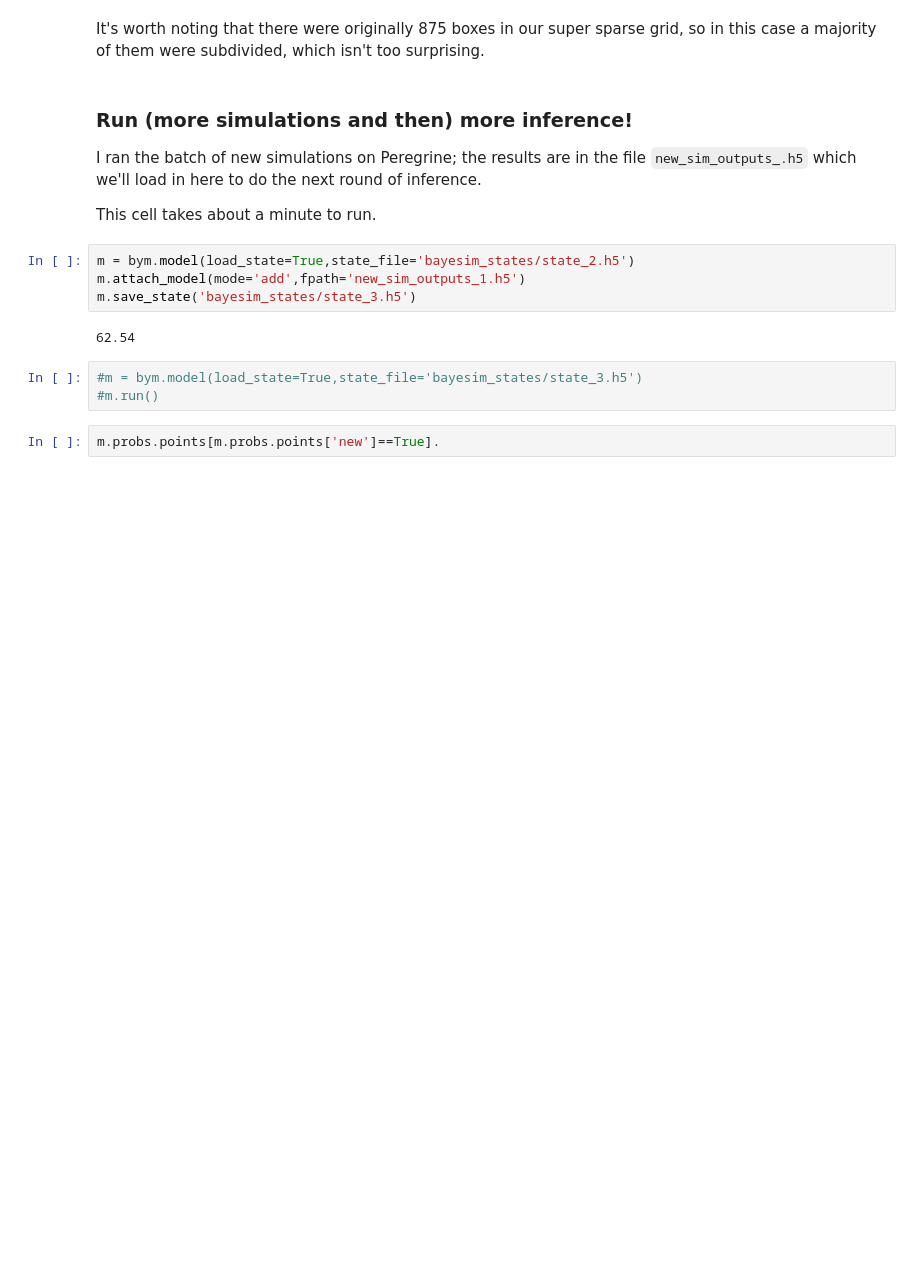
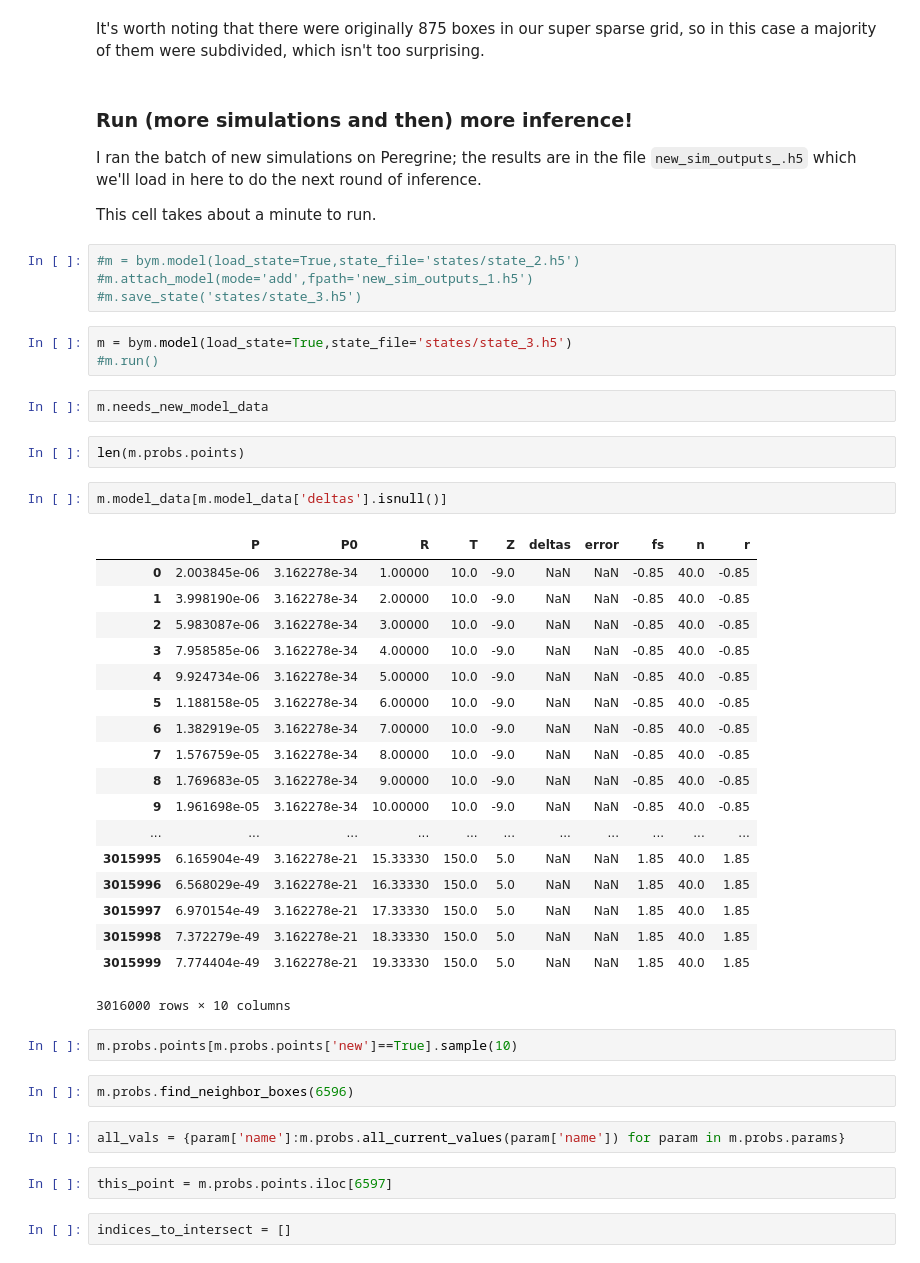
Before and after one commit to PV-Lab/bayesim, a Jupyter notebook: examples/TE/TE.ipynb, the cells around one changed output. Drawn from its saved outputs; the diff is of its cells as text; blank space fills up the shorter version.

```diff
--- a/examples/TE/TE.ipynb
+++ b/examples/TE/TE.ipynb
@@ -158,13 +156,44 @@ I ran the batch of new simulations on Peregrine; the results are in the file `ne
 
 This cell takes about a minute to run.
 # %%
-m = bym.model(load_state=True,state_file='bayesim_states/state_2.h5')
-m.attach_model(mode='add',fpath='new_sim_outputs_1.h5')
-m.save_state('bayesim_states/state_3.h5')
+#m = bym.model(load_state=True,state_file='states/state_2.h5')
+#m.attach_model(mode='add',fpath='new_sim_outputs_1.h5')
+#m.save_state('states/state_3.h5')
-# %% [output]
-62.54
 # %%
-#m = bym.model(load_state=True,state_file='bayesim_states/state_3.h5')
+m = bym.model(load_state=True,state_file='states/state_3.h5')
 #m.run()
+# %%
+m.needs_new_model_data
+# %%
+len(m.probs.points)
+# %%
+m.model_data[m.model_data['deltas'].isnull()]
+# %% [output]
+|  | P | P0 | R | T | Z | deltas | error | fs | n | r |
+| 0 | 2.003845e-06 | 3.162278e-34 | 1.00000 | 10.0 | -9.0 | NaN | NaN | -0.85 | 40.0 | -0.85 |
+| 1 | 3.998190e-06 | 3.162278e-34 | 2.00000 | 10.0 | -9.0 | NaN | NaN | -0.85 | 40.0 | -0.85 |
+| 2 | 5.983087e-06 | 3.162278e-34 | 3.00000 | 10.0 | -9.0 | NaN | NaN | -0.85 | 40.0 | -0.85 |
+| 3 | 7.958585e-06 | 3.162278e-34 | 4.00000 | 10.0 | -9.0 | NaN | NaN | -0.85 | 40.0 | -0.85 |
+| 4 | 9.924734e-06 | 3.162278e-34 | 5.00000 | 10.0 | -9.0 | NaN | NaN | -0.85 | 40.0 | -0.85 |
+| 5 | 1.188158e-05 | 3.162278e-34 | 6.00000 | 10.0 | -9.0 | NaN | NaN | -0.85 | 40.0 | -0.85 |
+| 6 | 1.382919e-05 | 3.162278e-34 | 7.00000 | 10.0 | -9.0 | NaN | NaN | -0.85 | 40.0 | -0.85 |
+| 7 | 1.576759e-05 | 3.162278e-34 | 8.00000 | 10.0 | -9.0 | NaN | NaN | -0.85 | 40.0 | -0.85 |
+| 8 | 1.769683e-05 | 3.162278e-34 | 9.00000 | 10.0 | -9.0 | NaN | NaN | -0.85 | 40.0 | -0.85 |
+| 9 | 1.961698e-05 | 3.162278e-34 | 10.00000 | 10.0 | -9.0 | NaN | NaN | -0.85 | 40.0 | -0.85 |
+| ... | ... | ... | ... | ... | ... | ... | ... | ... | ... | ... |
+| 3015995 | 6.165904e-49 | 3.162278e-21 | 15.33330 | 150.0 | 5.0 | NaN | NaN | 1.85 | 40.0 | 1.85 |
+| 3015996 | 6.568029e-49 | 3.162278e-21 | 16.33330 | 150.0 | 5.0 | NaN | NaN | 1.85 | 40.0 | 1.85 |
+| 3015997 | 6.970154e-49 | 3.162278e-21 | 17.33330 | 150.0 | 5.0 | NaN | NaN | 1.85 | 40.0 | 1.85 |
+| 3015998 | 7.372279e-49 | 3.162278e-21 | 18.33330 | 150.0 | 5.0 | NaN | NaN | 1.85 | 40.0 | 1.85 |
+| 3015999 | 7.774404e-49 | 3.162278e-21 | 19.33330 | 150.0 | 5.0 | NaN | NaN | 1.85 | 40.0 | 1.85 |
+3016000 rows × 10 columns
 # %%
-m.probs.points[m.probs.points['new']==True].
+m.probs.points[m.probs.points['new']==True].sample(10)
+# %%
+m.probs.find_neighbor_boxes(6596)
+# %%
+all_vals = {param['name']:m.probs.all_current_values(param['name']) for param in m.probs.params}
+# %%
+this_point = m.probs.points.iloc[6597]
+# %%
+indices_to_intersect = []
```
Also changed, not shown: parts of 9 cells of this notebook, 3 other files.
